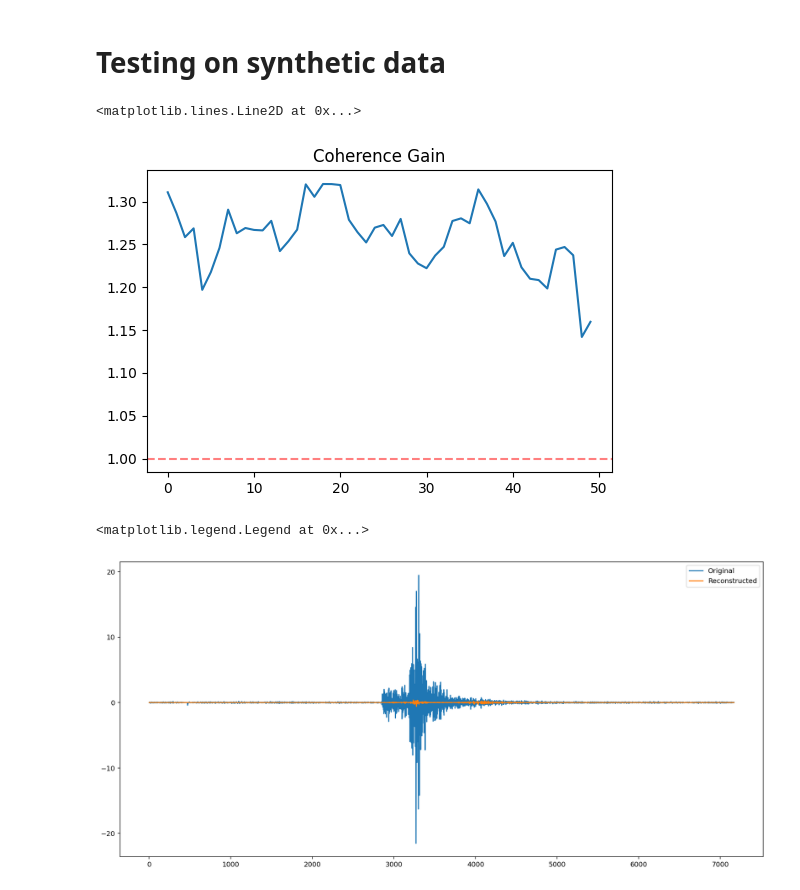
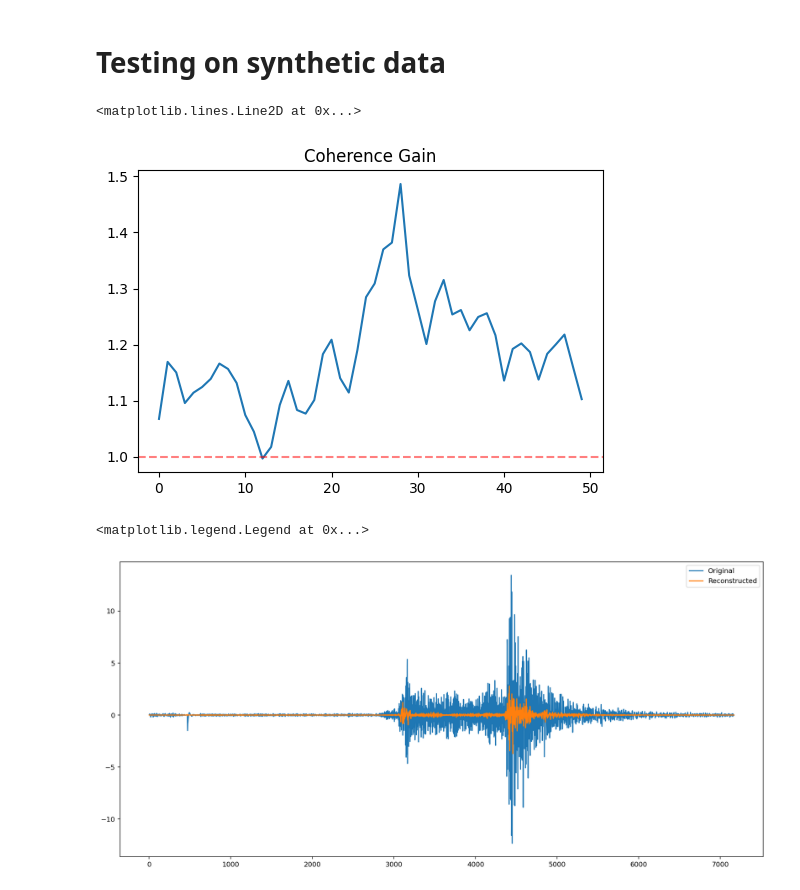
Before and after one commit to maniatisni/iDAS-self-supervised-denoising, a Jupyter notebook: train-synthetic.ipynb, the cells around one changed output. Cells and saved outputs as stored; diff of their text form; code cells hidden in the pictures.

```diff
--- a/train-synthetic.ipynb
+++ b/train-synthetic.ipynb
@@ -13,4 +13,10 @@ import numpy as np
 sampleRate = 68.27
 # %% [markdown]
 # Training on synthetic data
+# %%
+N_sub = 32
+batch_size = 32
+hidden_layers = 6
+learning_rate = 5e-4
+num_epochs = 500
 # %%
@@ -42,9 +48,3 @@ plt.show()
-# %%
-N_sub = 32
-batch_size = 16
-hidden_layers = 4
-learning_rate = 1e-4
-num_epochs = 100
 # %%
 # GPU
 print(torch.cuda.get_device_name(0))
@@ -171,7 +164,7 @@ output_ = taper_filter(output, 1, 10, sampleRate)
 # %%
 og = np.array(eval_sample)
 rec = np.array(output_)
-bin_size = 32
+bin_size = 16
 cc_og = compute_moving_coherence(og, bin_size)
 cc_rec = compute_moving_coherence(rec, bin_size)
 cc_gain = cc_rec / cc_og
@@ -181,13 +174,13 @@ plt.title("Coherence Gain")
 plt.axhline(y=1,linestyle='--',alpha=0.5,color='r')
 # %% [output]
 <matplotlib.lines.Line2D at 0x...>
-[figure, old version]
+[figure, new version]
 # %%
-channel=10
+channel=0
 plt.figure(figsize=(17,8),dpi=140)
 plt.plot(eval_sample[channel],label='Original')
 plt.plot(output_[channel],label='Reconstructed')
 plt.legend()
 # %% [output]
 <matplotlib.legend.Legend at 0x...>
-[figure, old version]
+[figure, new version]
```
Also changed, not shown: parts of 6 cells of this notebook, 2 other files.
